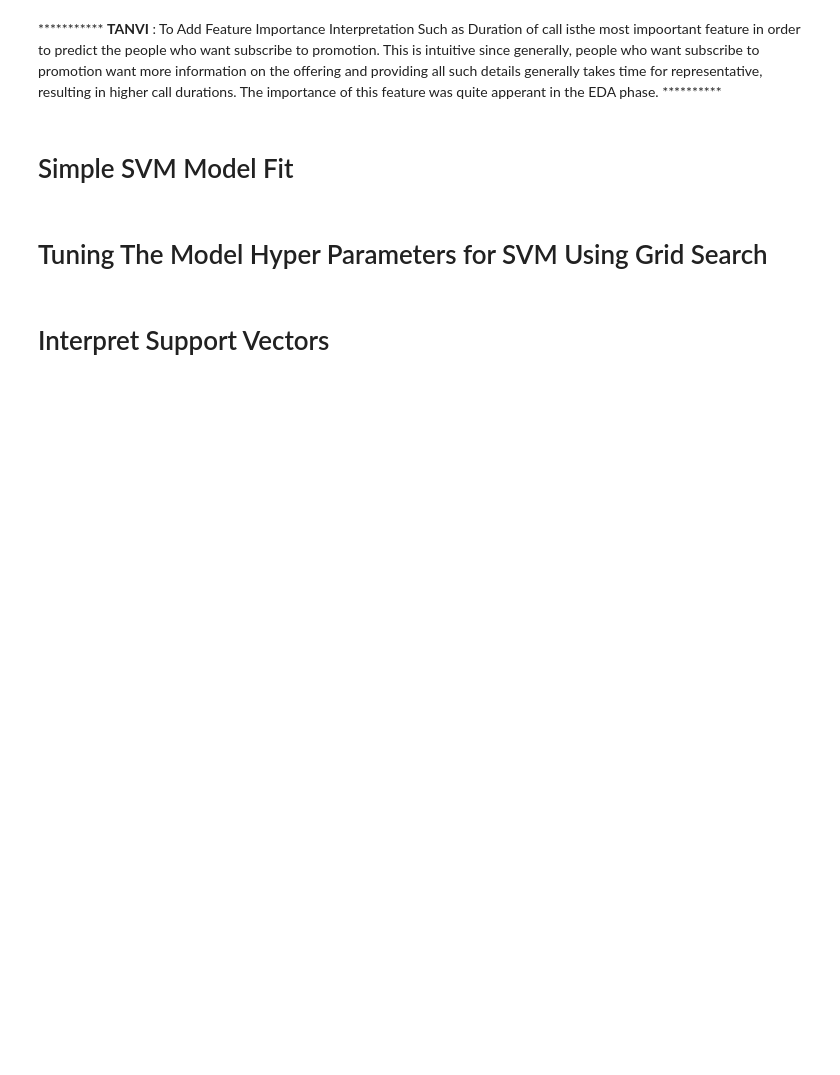
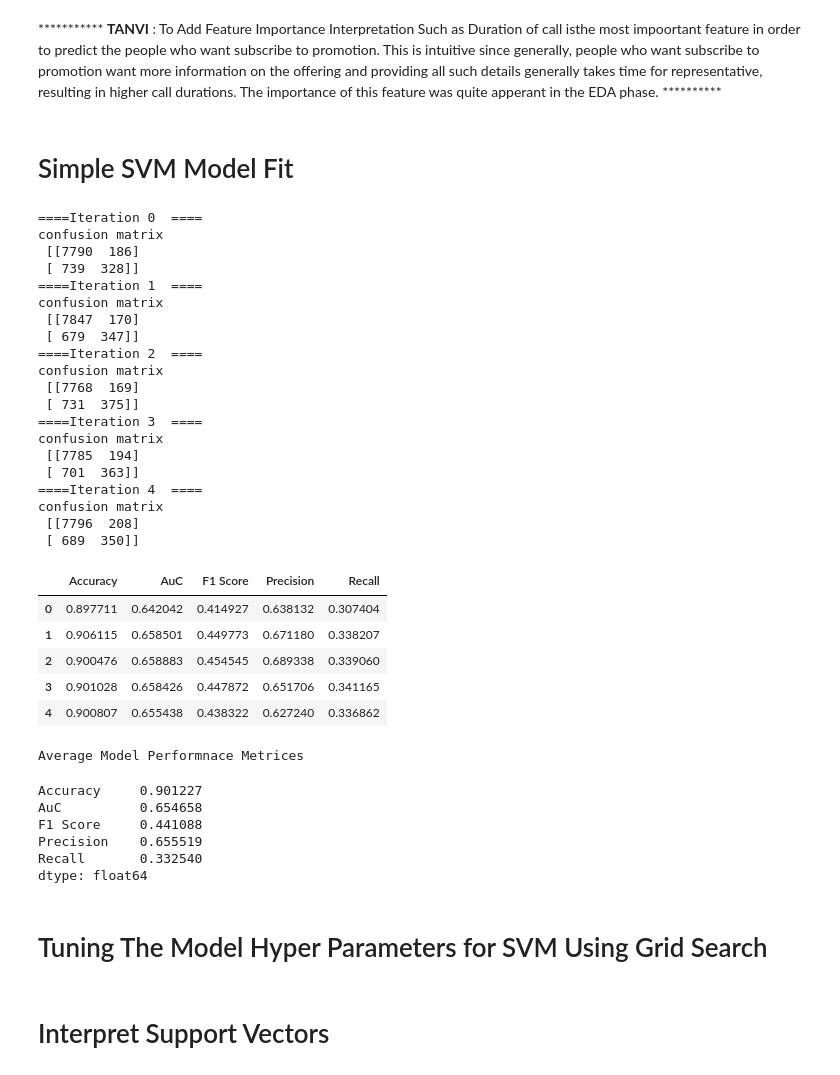
Before and after one commit to nhendersonkuns/awesomedataminers, a Jupyter notebook: BankPromoDataModelBuilding_RC.ipynb, the cells around one changed output. Cells and saved outputs as stored; diff of their text form; code cells hidden in the pictures; blank space fills up the shorter version.

```diff
--- a/BankPromoDataModelBuilding_RC.ipynb
+++ b/BankPromoDataModelBuilding_RC.ipynb
@@ -531,36 +531,70 @@ modelPerformanceMetrices = pd.DataFrame(columns=['Accuracy', 'AuC', 'F1 Score',
 # Standardize the features first, since standardizing the features could lead to
 # gradient desent algo to converge faster and then run SVM model
 
-svmModel = make_pipeline(StandardScaler(), SVC(C=1.0, kernal='rbf', degree=3 , gamma='auto', random_state=999))
+svmModel = make_pipeline(StandardScaler(), SVC(C=1.0, kernel='rbf', degree=3 , gamma='auto', random_state=999))
 
 for iter_num, (train_indices, test_indices) in enumerate(cv_object.split(X,y)):
     X_train = X[train_indices]
     y_train = y[train_indices]
 
     X_test = X[test_indices]
     y_test = y[test_indices]
 
     # train the reusable logisitc regression model on the training data
     svmModel.fit(X_train,y_train)  # train object
     y_hat = svmModel.predict(X_test) # get test set precitions
 
     # now let's get the accuracy,precision,recall,auc,F1 and confusion matrix for this iterations of training/testing
     tmpDict = dict()
     tmpDict['Accuracy'] = mt.accuracy_score(y_test,y_hat)
     tmpDict['AuC'] = mt.roc_auc_score(y_test,y_hat)
     tmpDict['F1 Score'] = mt.f1_score(y_test,y_hat)
     tmpDict['Precision'] = mt.precision_score(y_test,y_hat)
     tmpDict['Recall'] = mt.recall_score(y_test,y_hat)
 
     modelPerformanceMetrices = modelPerformanceMetrices.append(tmpDict, ignore_index=True)
 
     conf = mt.confusion_matrix(y_test,y_hat)
 
     print("====Iteration",iter_num," ====")
     print("confusion matrix\n",conf)
 
 display(modelPerformanceMetrices)
 print("Average Model Performnace Metrices ")
 display(modelPerformanceMetrices.mean())
+# %% [output]
+====Iteration 0  ====
+confusion matrix
+ [[7790  186]
+ [ 739  328]]
+====Iteration 1  ====
+confusion matrix
+ [[7847  170]
+ [ 679  347]]
+====Iteration 2  ====
+confusion matrix
+ [[7768  169]
+ [ 731  375]]
+====Iteration 3  ====
+confusion matrix
+ [[7785  194]
+ [ 701  363]]
+====Iteration 4  ====
+confusion matrix
+ [[7796  208]
+ [ 689  350]]
+|  | Accuracy | AuC | F1 Score | Precision | Recall |
+| 0 | 0.897711 | 0.642042 | 0.414927 | 0.638132 | 0.307404 |
+| 1 | 0.906115 | 0.658501 | 0.449773 | 0.671180 | 0.338207 |
+| 2 | 0.900476 | 0.658883 | 0.454545 | 0.689338 | 0.339060 |
+| 3 | 0.901028 | 0.658426 | 0.447872 | 0.651706 | 0.341165 |
+| 4 | 0.900807 | 0.655438 | 0.438322 | 0.627240 | 0.336862 |
+Average Model Performnace Metrices
+Accuracy     0.901227
+AuC          0.654658
+F1 Score     0.441088
+Precision    0.655519
+Recall       0.332540
+dtype: float64
 # %% [markdown]
 # Tuning The Model Hyper Parameters for SVM Using Grid Search
```
Also changed, not shown: parts of 2 cells of this notebook.
